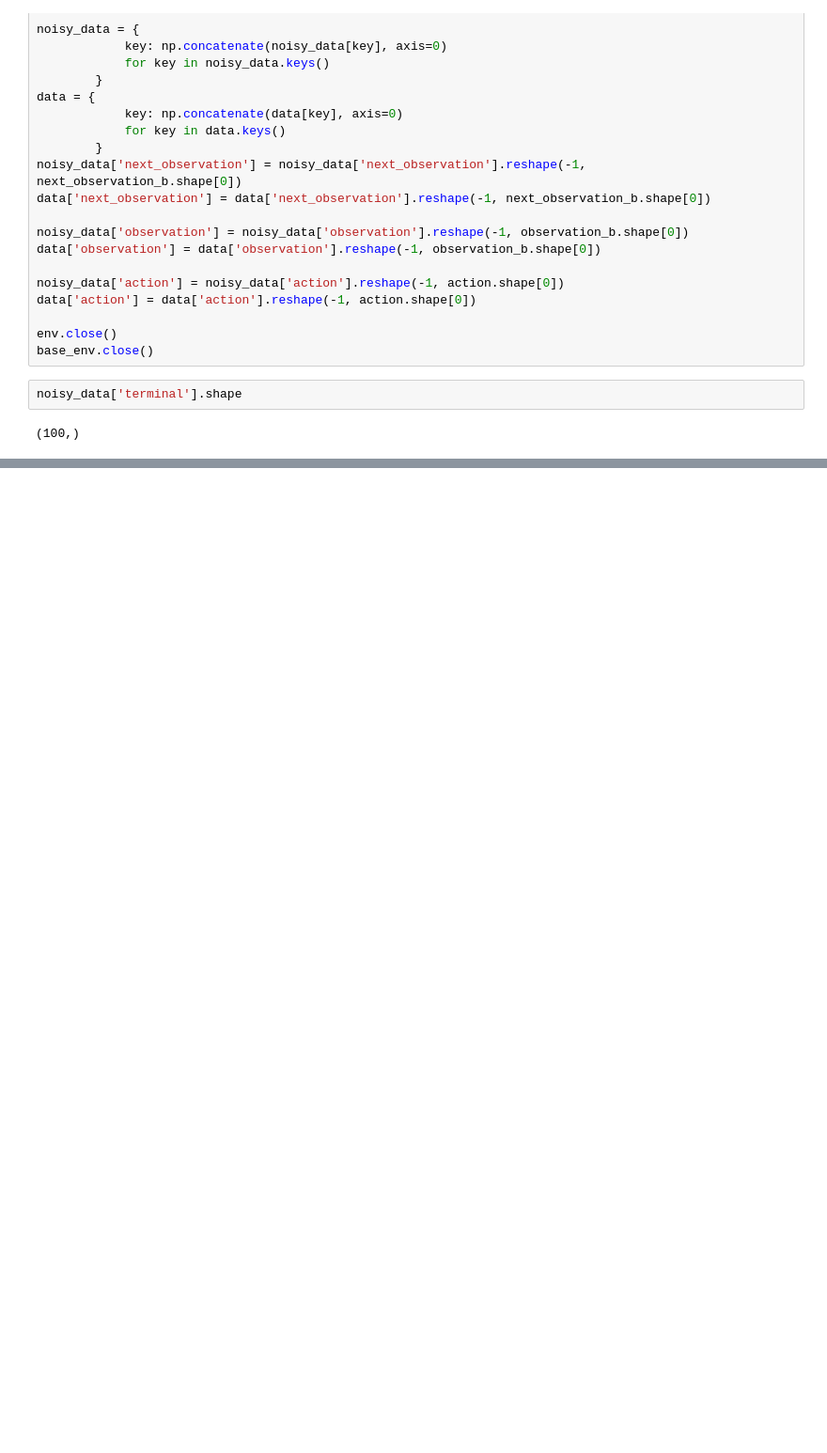
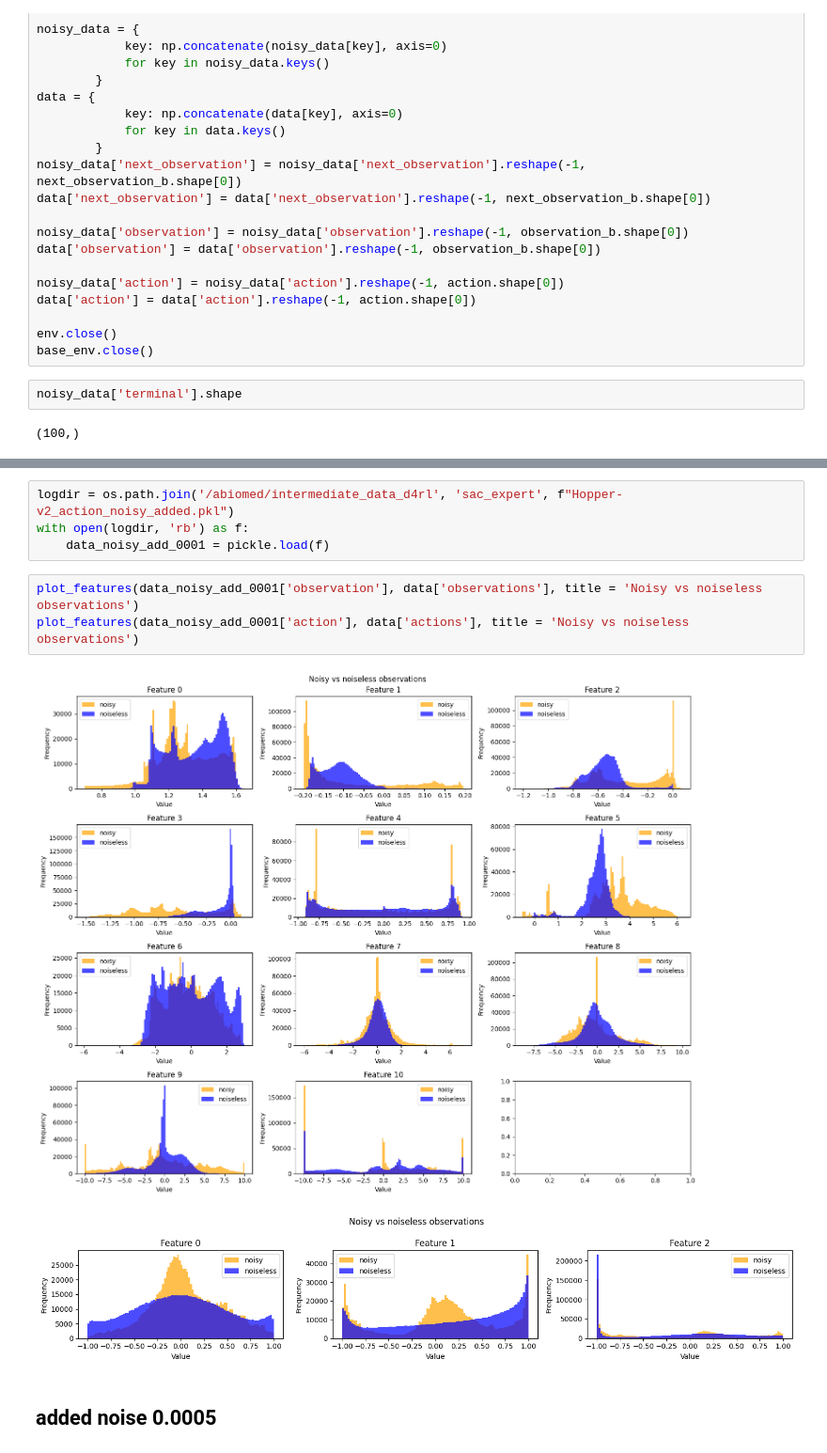
Before and after one commit to aysintumay/noisy_mujoco, a Jupyter notebook: notebooks/noise_exploration.ipynb, the cells around one changed output, grey strips where cells are left out. Shown at 94% size. Saved outputs shown, nothing was run; the diff lists cells and outputs as text; blank space fills up the shorter version.

```diff
--- a/notebooks/noise_exploration.ipynb
+++ b/notebooks/noise_exploration.ipynb
@@ -208,0 +215,12 @@ plot_features(noisy_data['action'], data['action'], title = 'Noisy vs noiseless
+# %%
+logdir = os.path.join('/abiomed/intermediate_data_d4rl', 'sac_expert', f"Hopper-v2_action_noisy_added.pkl")
+with open(logdir, 'rb') as f:
+    data_noisy_add_0001 = pickle.load(f)
+# %%
+plot_features(data_noisy_add_0001['observation'], data['observations'], title = 'Noisy vs noiseless observations')
+plot_features(data_noisy_add_0001['action'], data['actions'], title = 'Noisy vs noiseless observations')
+# %% [output]
+[figure, added]
+[figure, added]
+# %% [markdown]
+## added noise 0.0005
```
Also changed, not shown: parts of 57 cells of this notebook, 5 other files.
